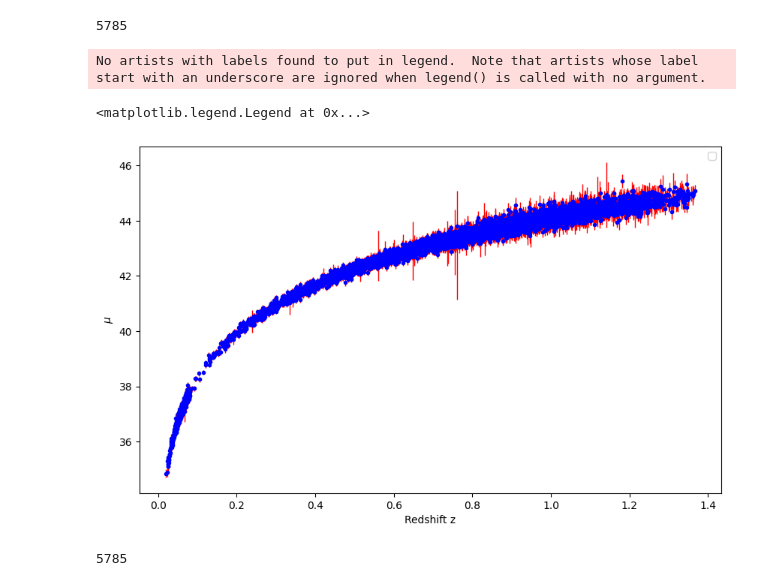
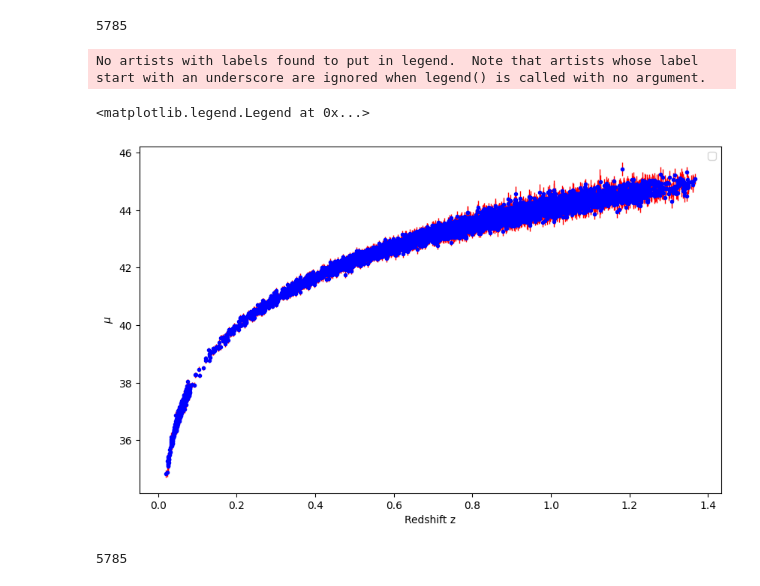
Before and after one commit to igomezv/LSST_DE_neural_reconstruction, a Jupyter notebook: Large_data_cov_txt.ipynb, the cells around one changed output. Drawn from its saved outputs; the diff is of its cells as text; code cells hidden in the pictures.

```diff
--- a/Large_data_cov_txt.ipynb
+++ b/Large_data_cov_txt.ipynb
@@ -29,14 +29,14 @@ len(df_data)
 5785
 # %%
 fig = plt.figure(figsize=(10, 6))
-plt.errorbar(df_data['zCMB'].values, df_data['MU'].values, yerr=df_data['errors'].values, fmt='.', color='b', elinewidth=1, ecolor='red')
+plt.errorbar(df_data['zCMB'].values, df_data['MU'].values, yerr=df_data['MUERR'].values, fmt='.', color='b', elinewidth=1, ecolor='red')
 plt.ylabel("$\mu$")
 plt.xlabel("Redshift z")
 plt.legend()
 # %% [output]
 No artists with labels found to put in legend.  Note that artists whose label start with an underscore are ignored when legend() is called with no argument.
 <matplotlib.legend.Legend at 0x...>
-[figure, old version]
+[figure, new version]
 # %%
 df_data = df_data[['zCMB', 'zHEL', 'MU', 'MUERR', 'MUERR_SYS']]
 # %%
```
Also changed, not shown: parts of 7 cells of this notebook, 2 other files.
